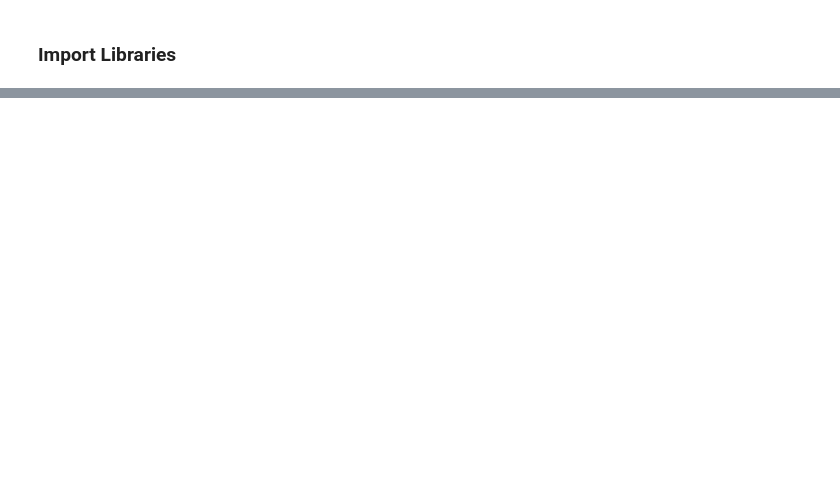
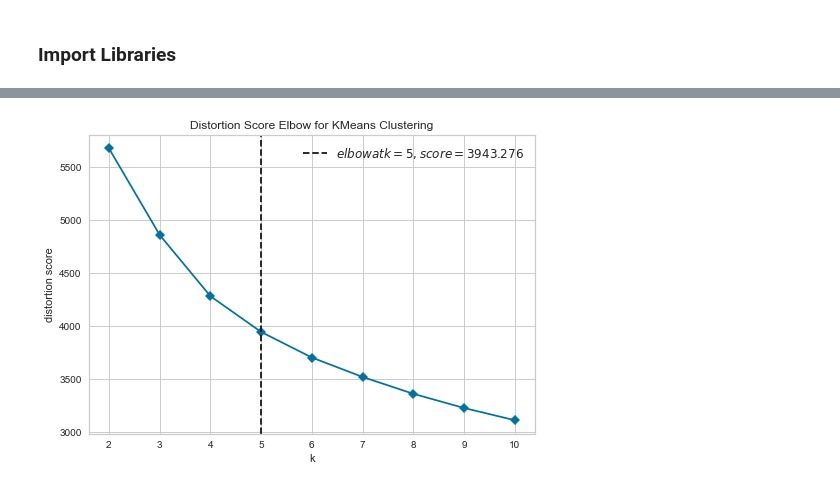
Before and after one commit to dennislamcv1/ML0101EN, a Jupyter notebook: Customer Segmentation with K-Means.ipynb, the cells around one changed output, grey strips where cells are left out. Drawn from its saved outputs; the diff is of its cells as text; code cells hidden in the pictures; blank space fills up the shorter version.

```diff
--- a/Customer Segmentation with K-Means.ipynb
+++ b/Customer Segmentation with K-Means.ipynb
@@ -289,0 +153,2 @@ plt.show()
+# %%
+kmeans = create_model('kmeans', num_clusters=3)
@@ -289,0 +175,4 @@ plt.show()
+# %%
+plot_model(kmeans, plot = 'elbow')
+# %% [output]
+[figure, added]
```
Also changed, not shown: parts of 55 cells of this notebook, 2 other files.
